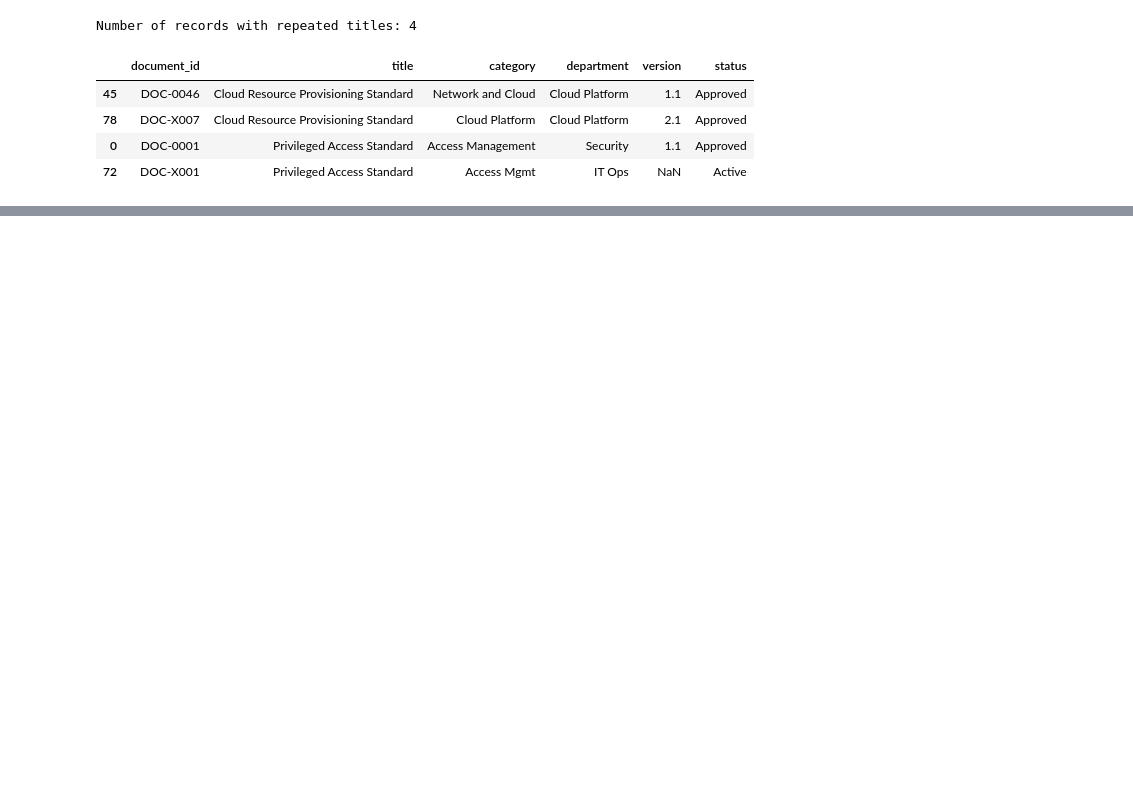
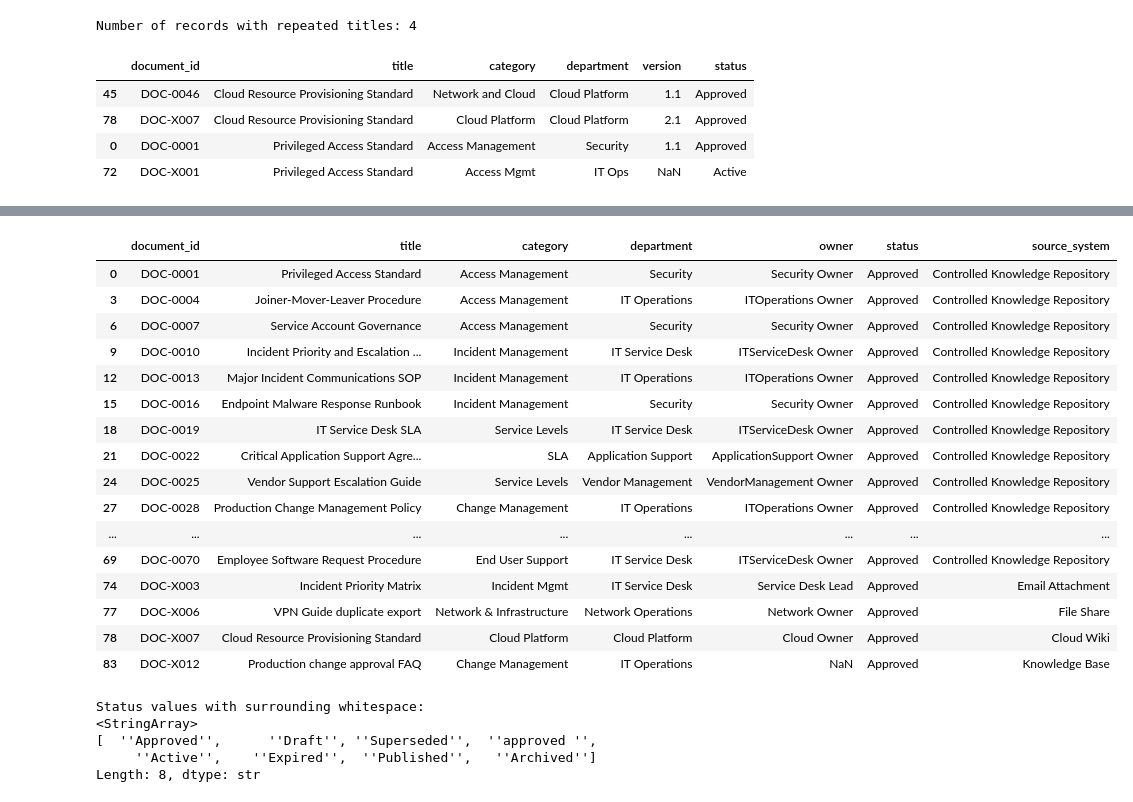
Before and after one commit to anurag-insights/RAG-Based-AI-Document-Assistant-, a Jupyter notebook: notebooks/02_Data_Cleaning.ipynb, the cells around one changed output, grey strips where cells are left out. Drawn from its saved outputs; the diff is of its cells as text; code cells hidden in the pictures; blank space fills up the shorter version.

```diff
--- a/notebooks/02_Data_Cleaning.ipynb
+++ b/notebooks/02_Data_Cleaning.ipynb
@@ -258,0 +374,52 @@ Number of records with repeated titles: 4
+# %%
+
+approved_review = clean_df[
+    clean_df["status"].astype("string").str.strip().str.lower() == "approved"
+]
+
+display(
+    approved_review[
+        [
+            "document_id",
+            "title",
+            "category",
+            "department",
+            "owner",
+            "status",
+            "source_system"
+        ]
+    ]
+)
+# %% [output]
+|  | document_id | title | category | department | owner | status | source_system |
+| 0 | DOC-0001 | Privileged Access Standard | Access Management | Security | Security Owner | Approved | Controlled Knowledge Repository |
+| 3 | DOC-0004 | Joiner-Mover-Leaver Procedure | Access Management | IT Operations | ITOperations Owner | Approved | Controlled Knowledge Repository |
+| 6 | DOC-0007 | Service Account Governance | Access Management | Security | Security Owner | Approved | Controlled Knowledge Repository |
+| 9 | DOC-0010 | Incident Priority and Escalation ... | Incident Management | IT Service Desk | ITServiceDesk Owner | Approved | Controlled Knowledge Repository |
+| 12 | DOC-0013 | Major Incident Communications SOP | Incident Management | IT Operations | ITOperations Owner | Approved | Controlled Knowledge Repository |
+| 15 | DOC-0016 | Endpoint Malware Response Runbook | Incident Management | Security | Security Owner | Approved | Controlled Knowledge Repository |
+| 18 | DOC-0019 | IT Service Desk SLA | Service Levels | IT Service Desk | ITServiceDesk Owner | Approved | Controlled Knowledge Repository |
+| 21 | DOC-0022 | Critical Application Support Agre... | SLA | Application Support | ApplicationSupport Owner | Approved | Controlled Knowledge Repository |
+| 24 | DOC-0025 | Vendor Support Escalation Guide | Service Levels | Vendor Management | VendorManagement Owner | Approved | Controlled Knowledge Repository |
+| 27 | DOC-0028 | Production Change Management Policy | Change Management | IT Operations | ITOperations Owner | Approved | Controlled Knowledge Repository |
+| ... | ... | ... | ... | ... | ... | ... | ... |
+| 69 | DOC-0070 | Employee Software Request Procedure | End User Support | IT Service Desk | ITServiceDesk Owner | Approved | Controlled Knowledge Repository |
+| 74 | DOC-X003 | Incident Priority Matrix | Incident Mgmt | IT Service Desk | Service Desk Lead | Approved | Email Attachment |
+| 77 | DOC-X006 | VPN Guide duplicate export | Network & Infrastructure | Network Operations | Network Owner | Approved | File Share |
+| 78 | DOC-X007 | Cloud Resource Provisioning Standard | Cloud Platform | Cloud Platform | Cloud Owner | Approved | Cloud Wiki |
+| 83 | DOC-X012 | Production change approval FAQ | Change Management | IT Operations | NaN | Approved | Knowledge Base |
+# %%
+
+print("Status values with surrounding whitespace:")
+print(
+    clean_df["status"]
+    .dropna()
+    .map(repr)
+    .unique()
+)
+# %% [output]
+Status values with surrounding whitespace:
+<StringArray>
+[  ''Approved'',      ''Draft'', ''Superseded'',  ''approved '',
+     ''Active'',    ''Expired'',  ''Published'',   ''Archived'']
+Length: 8, dtype: str
```
Also changed, not shown: parts of 7 cells of this notebook.
